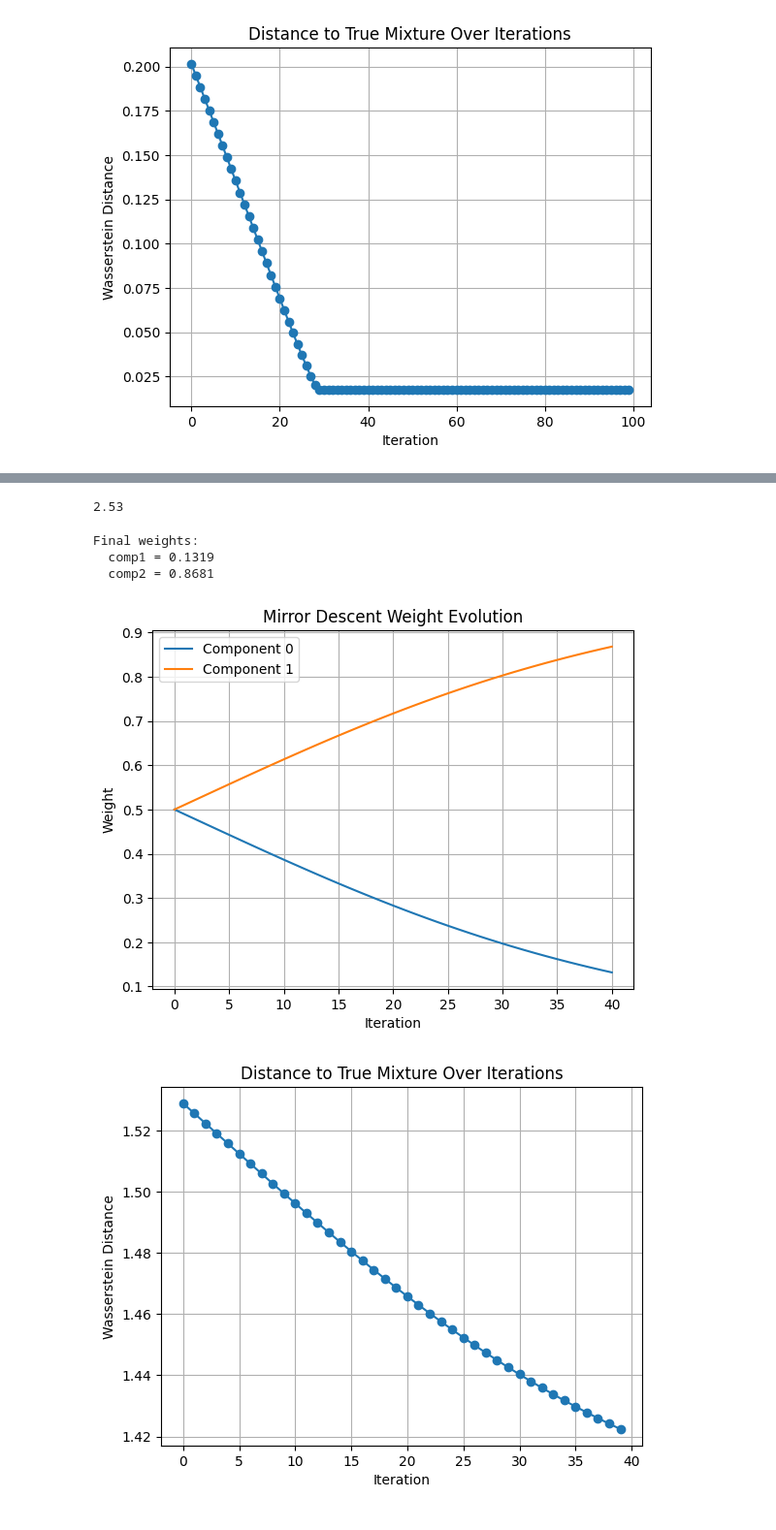
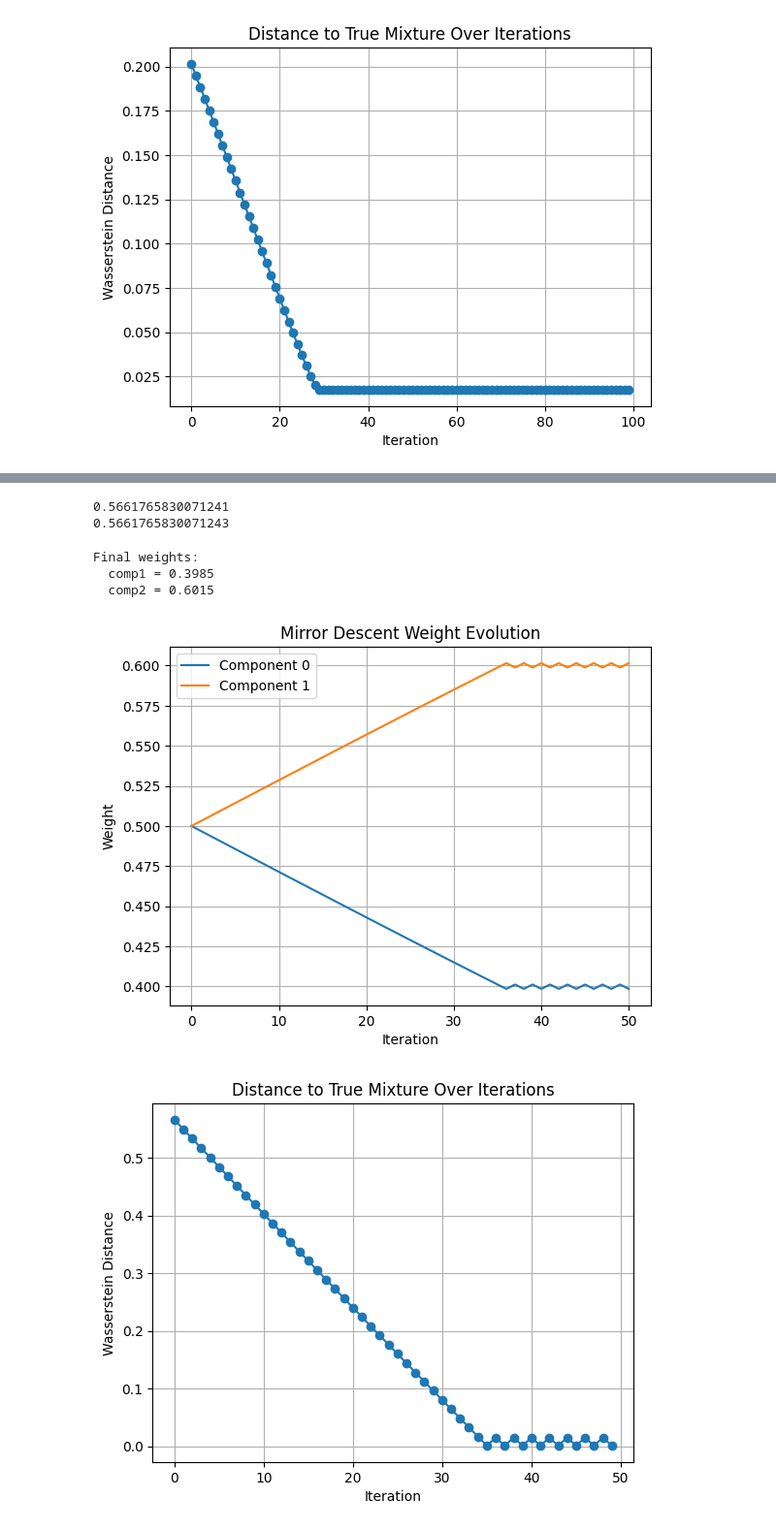
Before and after one commit to janwan2003/wasserstein, a Jupyter notebook: SimpleDecent/simple_decent.ipynb, the cells around one changed output, grey strips where cells are left out. Shown at 97% size. Saved outputs shown, nothing was run; the diff lists cells and outputs as text; code cells hidden in the pictures.

```diff
--- a/SimpleDecent/simple_decent.ipynb
+++ b/SimpleDecent/simple_decent.ipynb
@@ -397,19 +398,25 @@ def cost_matrix(spectrum1, spectrum2):
 
     for i, v1 in enumerate(vals1):
         for j, v2 in enumerate(vals2):
-            cost[i, j] = abs(v1 - v2)
+            cost[i, j] = v1 - v2
 
     return cost
 
 # print(cost_matrix(spectra_signif[0], spectra_signif[1]))
 # %%
-a = np.array([p for _, p in spectra_signif[0].confs])
-b = np.array([p for _, p in spectra_signif[1].confs])
-M = cost_matrix(spectra_signif[0], spectra_signif[1])
 
-print(np.round(ot.unbalanced.lbfgsb_unbalanced2(a, b, M, reg=0, reg_m=5, reg_div='kl', regm_div='tv'), 2))
+a = np.array([p for _, p in mix_signif.confs])
+b = np.array([p for _, p in given_mix.confs])
+M = cost_matrix(mix_signif, given_mix)
+
+print(ot.unbalanced.lbfgsb_unbalanced2(a, b, M, reg=0, reg_m=5, reg_div='kl', regm_div='tv'))
+# print(ot.unbalanced.lbfgsb_unbalanced2(a, b, M, reg=5, reg_m=5, reg_div='kl', regm_div='kl'))
+# print(ot.unbalanced.lbfgsb_unbalanced2(a, b, M, reg=5, reg_m=5, reg_div='l2', regm_div='tv'))
+# print(ot.unbalanced.lbfgsb_unbalanced2(a, b, M, reg=5, reg_m=5, reg_div='kl', regm_div='tv'))
+print(mix_signif.WSDistance(given_mix))
 # %% [output]
-2.53
+0.5661765830071241
+0.5661765830071243
 # %%
 import matplotlib.pyplot as plt
 from tqdm import trange
@@ -440,8 +447,8 @@ def calculate_gradient_ot(mix, comp0, comp1, p, epsilon=1e-5):
     M1 = cost_matrix(mix, sp_plus)
     M2 = cost_matrix(mix, sp_minus)
 
-    ws_plus = ot.unbalanced.lbfgsb_unbalanced2(a, b1, M1, reg=0, reg_m=5, reg_div='kl', regm_div='tv')
-    ws_minus = ot.unbalanced.lbfgsb_unbalanced2(a, b2, M2, reg=0, reg_m=5, reg_div='kl', regm_div='tv')
+    ws_plus = abs(ot.unbalanced.lbfgsb_unbalanced2(a, b1, M1, reg=0, reg_m=5, reg_div='kl', regm_div='tv'))
+    ws_minus = abs(ot.unbalanced.lbfgsb_unbalanced2(a, b2, M2, reg=0, reg_m=5, reg_div='kl', regm_div='tv'))
 
     grad = (ws_plus - ws_minus) / (2 * epsilon)
     # Gradient of p[1] is -grad because p[1] = 1 - p[0]
@@ -460,11 +467,12 @@ def mirror_descent_ot(
     for _ in trange(T, desc="Mirror Descent (2 weights)"):
         estimated_mix = Spectrum.ScalarProduct([comp0, comp1], p)
         estimated_mix.normalize()
-        # ws = mix.WSDistance(estimated_mix)
+
         a = np.array([p for _, p in mix.confs])
         b = np.array([p for _, p in estimated_mix.confs])
+
         M = cost_matrix(mix, estimated_mix)
-        ws = ot.unbalanced.lbfgsb_unbalanced2(a, b, M, reg=0, reg_m=5, reg_div='kl', regm_div='tv')
+        ws = abs(ot.unbalanced.lbfgsb_unbalanced2(a, b, M, reg=0, reg_m=5, reg_div='kl', regm_div='tv'))
         scores.append(ws)
 
         grad_vec = calculate_gradient_ot(mix, comp0, comp1, p, epsilon)
@@ -473,56 +481,35 @@ def mirror_descent_ot(
         p = w / w.sum()
 
         history.append(p.copy())
 
     return p, np.array(history), np.array(scores)
 
-
-# Run mirror descent
-# mix.normalize()
-# spectra[0].normalize()
-# spectra[1].normalize()
-
 final_p, traj, score_history = mirror_descent_ot(
-    mix_signif, spectra_signif[0], spectra_signif[1], learning_rate=0.08, T=40
+    mix_signif, spectra_signif[0], spectra_signif[1], learning_rate=0.001, T=50
 )
 
-# estimated_mix = Spectrum.ScalarProduct([spectra[0], spectra[1]], final_p)
-# estimated_mix.normalize()
-
-# ws_dist = mix.WSDistance(estimated_mix)
-
-# given_p = np.array([0.393072, 0.606928])
-# given_mix = Spectrum.ScalarProduct([spectra[0], spectra[1]], given_p)
-# given_mix.normalize()
-# ws_dist_given = mix.WSDistance(given_mix)
-
-# Print results
 print("\nFinal weights:")
 print(f"  comp1 = {final_p[0]:.4f}")
 print(f"  comp2 = {final_p[1]:.4f}")
-# print(f"\nFinal Wasserstein distance to true mixture: {ws_dist:.6f}")
-# print(
-#     f"\nWasserstein distance for given mixture (0.393072, 0.606928): {ws_dist_given:.6f}"
-# )
 
 plt.plot(traj[:, 0], label="Component 0")
 plt.plot(traj[:, 1], label="Component 1")
 plt.xlabel("Iteration")
 plt.ylabel("Weight")
 plt.title("Mirror Descent Weight Evolution")
 plt.legend()
 plt.grid(True)
 plt.show()
 
 plt.plot(score_history, marker="o")
 plt.xlabel("Iteration")
 plt.ylabel("Wasserstein Distance")
 plt.title("Distance to True Mixture Over Iterations")
 plt.grid(True)
 plt.show()
 # %% [output]
 Final weights:
-  comp1 = 0.1319
-  comp2 = 0.8681
+  comp1 = 0.3985
+  comp2 = 0.6015
-[figure, old version]
+[figure, new version]
-[figure, old version]
+[figure, new version]
```
Also changed, not shown: parts of 3 cells of this notebook.
